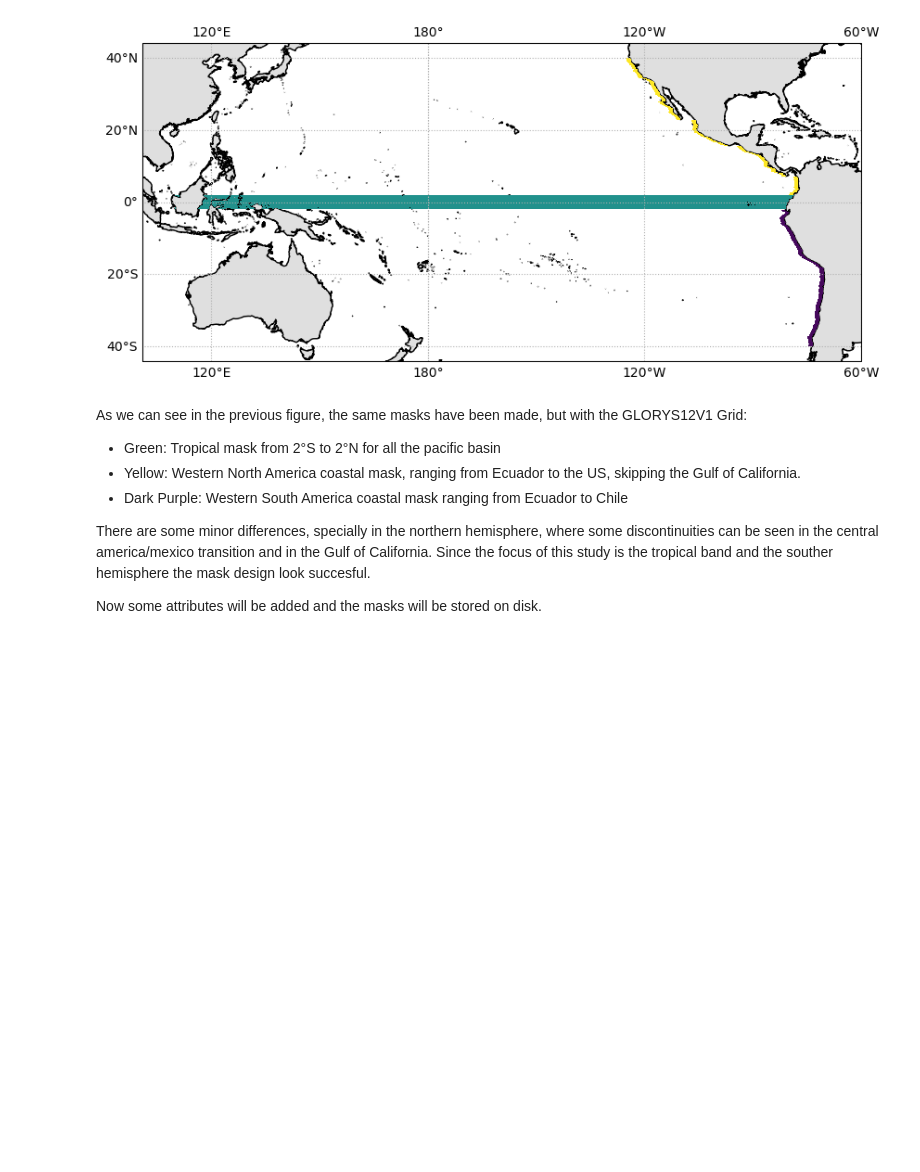
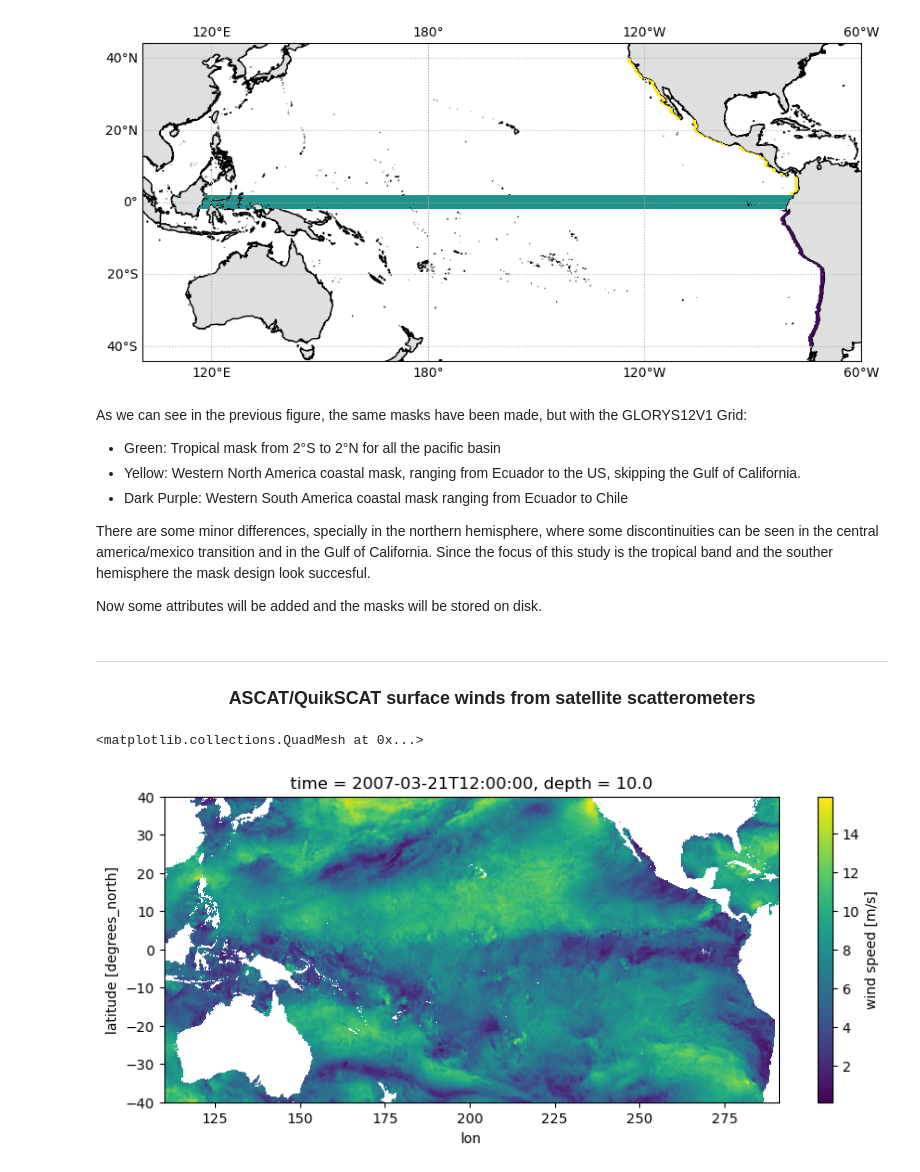
Before and after one commit to lucasglasner/S2S_CEAZA, a Jupyter notebook: create_masks.ipynb, the cells around one changed output. Drawn from its saved outputs; the diff is of its cells as text; code cells hidden in the pictures; blank space fills up the shorter version.

Commit message:
0.25x0.25 masks created from ASCAT L4 dataset

```diff
--- a/create_masks.ipynb
+++ b/create_masks.ipynb
@@ -237,3 +239,20 @@ masks.coastmask_south.attrs = {'name':'coastmask_south','long_name':'SE Pacific
 masks.coastmask_north.attrs = {'name':'coastmask_north','long_name':'SE Pacific Coastal mask for NorthAmerica'}
 # %%
 masks.to_netcdf('data/GLORYS_masks.nc')
+# %% [markdown]
+---
+
+### <center> ASCAT/QuikSCAT surface winds from satellite scatterometers
+# %%
+ascat    = xr.open_dataset('data/ASCAT/2007032100_2007032200_daily-ifremer-L3-MWF-GLO-20110531232401-01.0.nc')
+ascat    = ascat['wind_speed'].squeeze().rename({'longitude':'lon','latitude':'lat'})
+ascat.coords['lon'] = xr.where(ascat.lon<0, ascat.lon+360, ascat.lon)
+ascat    = ascat.sortby('lon').sel(lon=slice(110,291), lat=slice(-40,40))
+ascat.coords['i'] = ('lat', np.arange(len(ascat.lat)))
+ascat.coords['j'] = ('lon', np.arange(len(ascat.lon)))
+# Plot snapshot of 10m winds
+plt.figure(figsize=(10,4))
+ascat.plot()
+# %% [output]
+<matplotlib.collections.QuadMesh at 0x...>
+[figure, added]
```
Also changed, not shown: parts of 14 cells of this notebook, 2 other files.
